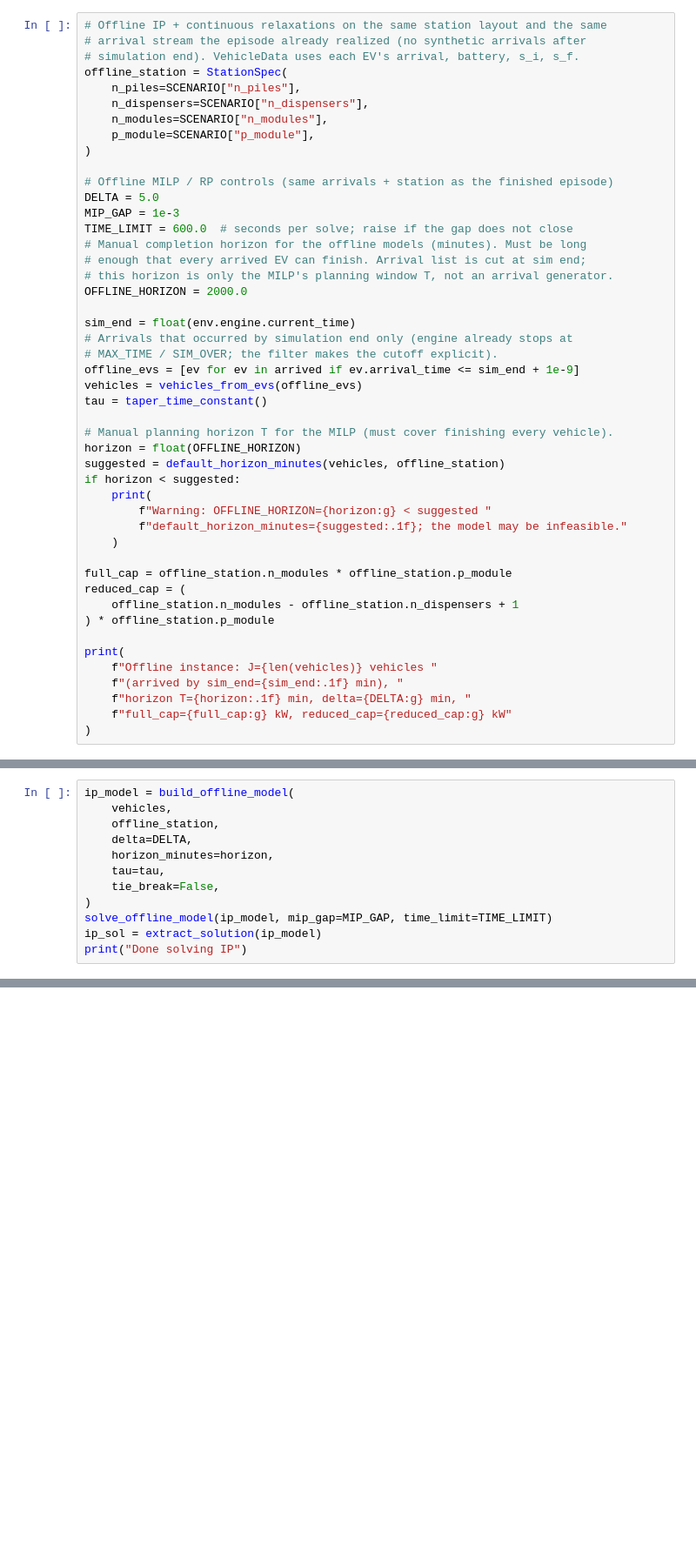
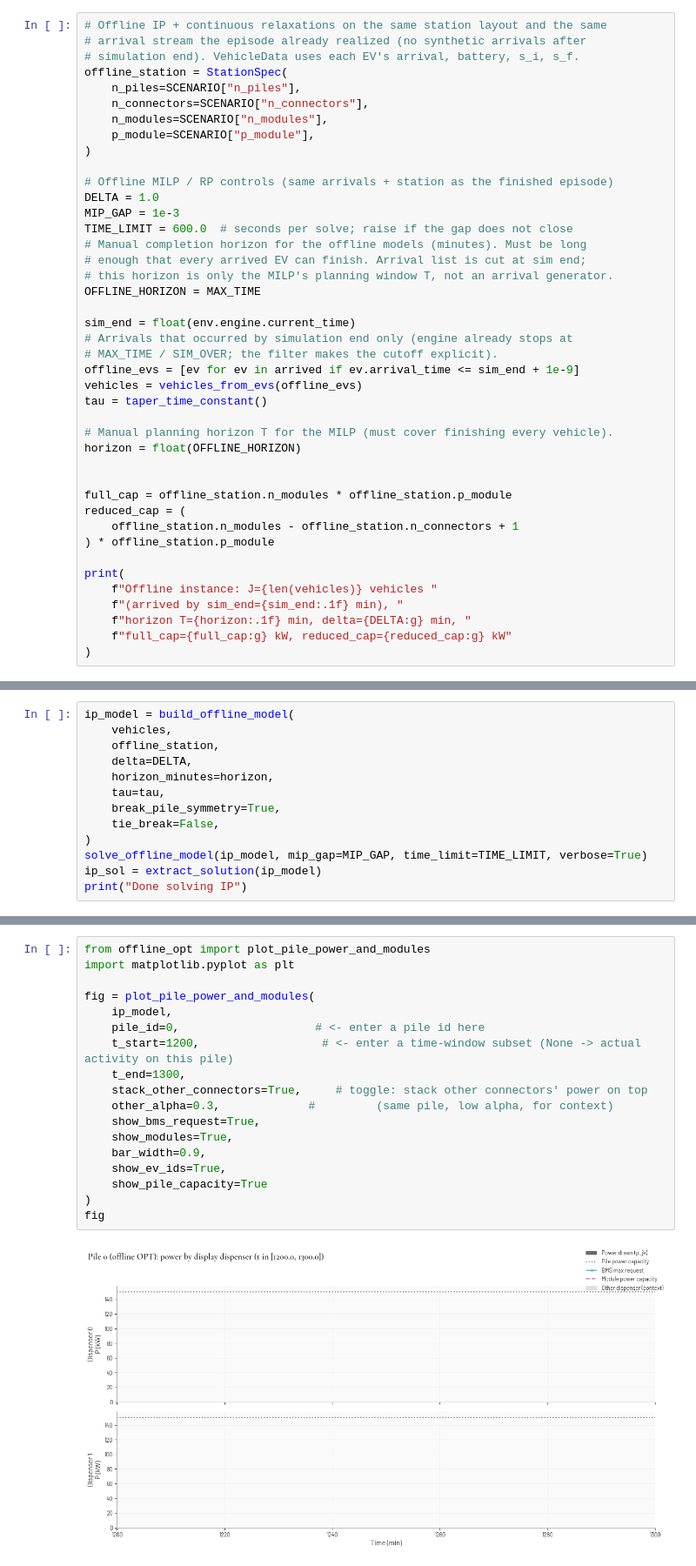
Before and after one commit to saneiimo/ChargingStationQueueing, a Jupyter notebook: simulate_episode.ipynb, the cells around one changed output, grey strips where cells are left out. Shown at 87% size. Saved outputs shown, nothing was run; the diff lists cells and outputs as text; blank space fills up the shorter version.

```diff
--- a/simulate_episode.ipynb
+++ b/simulate_episode.ipynb
@@ -97,19 +98,19 @@ Sim mean sojourn (finished):  195.73 min
 # simulation end). VehicleData uses each EV's arrival, battery, s_i, s_f.
 offline_station = StationSpec(
     n_piles=SCENARIO["n_piles"],
-    n_dispensers=SCENARIO["n_dispensers"],
+    n_connectors=SCENARIO["n_connectors"],
     n_modules=SCENARIO["n_modules"],
     p_module=SCENARIO["p_module"],
 )
 
 # Offline MILP / RP controls (same arrivals + station as the finished episode)
-DELTA = 5.0
+DELTA = 1.0
 MIP_GAP = 1e-3
 TIME_LIMIT = 600.0  # seconds per solve; raise if the gap does not close
 # Manual completion horizon for the offline models (minutes). Must be long
 # enough that every arrived EV can finish. Arrival list is cut at sim end;
 # this horizon is only the MILP's planning window T, not an arrival generator.
-OFFLINE_HORIZON = 2000.0
+OFFLINE_HORIZON = MAX_TIME
 
 sim_end = float(env.engine.current_time)
 # Arrivals that occurred by simulation end only (engine already stops at
@@ -120,16 +121,11 @@ tau = taper_time_constant()
 
 # Manual planning horizon T for the MILP (must cover finishing every vehicle).
 horizon = float(OFFLINE_HORIZON)
-suggested = default_horizon_minutes(vehicles, offline_station)
-if horizon < suggested:
-    print(
-        f"Warning: OFFLINE_HORIZON={horizon:g} < suggested "
-        f"default_horizon_minutes={suggested:.1f}; the model may be infeasible."
-    )
+
 
 full_cap = offline_station.n_modules * offline_station.p_module
 reduced_cap = (
-    offline_station.n_modules - offline_station.n_dispensers + 1
+    offline_station.n_modules - offline_station.n_connectors + 1
 ) * offline_station.p_module
 
 print(
@@ -148,8 +143,9 @@ ip_model = build_offline_model(
     delta=DELTA,
     horizon_minutes=horizon,
     tau=tau,
+    break_pile_symmetry=True,
     tie_break=False,
 )
-solve_offline_model(ip_model, mip_gap=MIP_GAP, time_limit=TIME_LIMIT)
+solve_offline_model(ip_model, mip_gap=MIP_GAP, time_limit=TIME_LIMIT, verbose=True)
 ip_sol = extract_solution(ip_model)
 print("Done solving IP")
@@ -285,3 +469,23 @@ fig
+# %%
+from offline_opt import plot_pile_power_and_modules
+import matplotlib.pyplot as plt
+
+fig = plot_pile_power_and_modules(
+    ip_model,
+    pile_id=0,                    # <- enter a pile id here
+    t_start=1200,                  # <- enter a time-window subset (None -> actual activity on this pile)
+    t_end=1300,
+    stack_other_connectors=True,     # toggle: stack other connectors' power on top
+    other_alpha=0.3,             #         (same pile, low alpha, for context)
+    show_bms_request=True,
+    show_modules=True,
+    bar_width=0.9,
+    show_ev_ids=True,
+    show_pile_capacity=True
+)
+fig
+# %% [output]
+[figure, added]
 # %%
 figs = plot_ev_theory_vs_sim(
     env,
```
Also changed, not shown: parts of 18 cells of this notebook, 18 other files.
